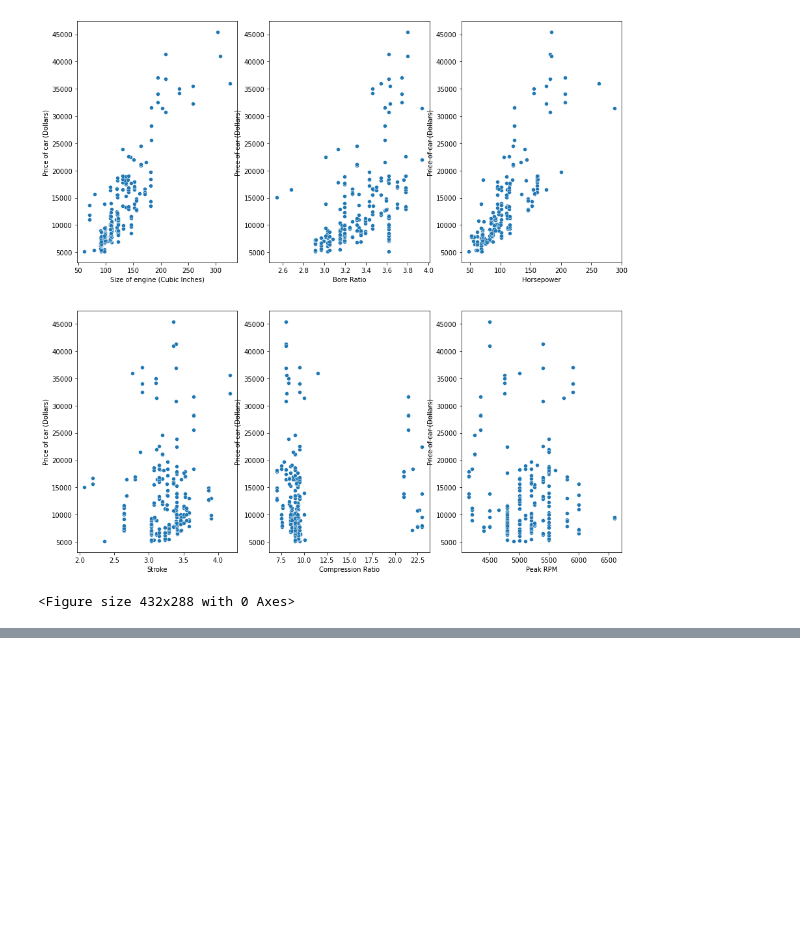
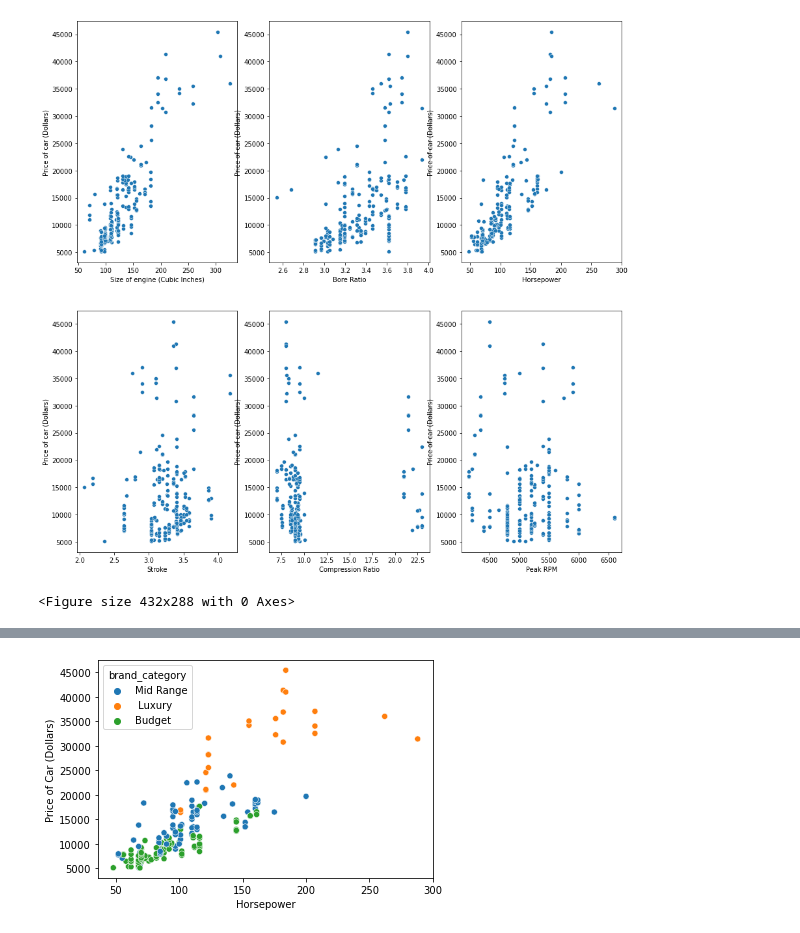
Before and after one commit to aastha2403/Car-Price-Prediction, a Jupyter notebook: Car price prediction.ipynb, the cells around one changed output, grey strips where cells are left out. Cells and saved outputs as stored; diff of their text form; code cells hidden in the pictures; blank space fills up the shorter version.

```diff
--- a/Car price prediction.ipynb
+++ b/Car price prediction.ipynb
@@ -512,0 +550,9 @@ mp.tight_layout()
+# %%
+#Brand Category - Horsepower
+
+plot1 = sb.scatterplot(x = 'horsepower', y = 'price', hue = 'brand_category', data = df)
+plot1.set_xlabel('Horsepower')
+plot1.set_ylabel('Price of Car (Dollars)')
+mp.show()
+# %% [output]
+[figure, added]
```
Also changed, not shown: parts of 57 cells of this notebook.
